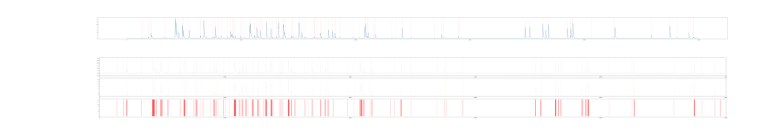
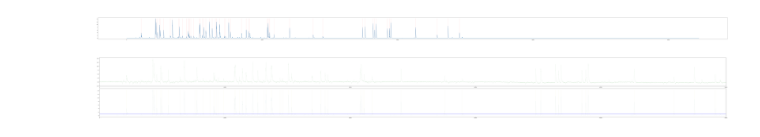
Before and after one commit to OlfactoryBehaviorLab/Imaging-Analysis-Notebook-Templates, a Jupyter notebook: DeconvolutionTest.ipynb, the cells around one changed output. Saved outputs shown, nothing was run; the diff lists cells and outputs as text; code cells hidden in the pictures.

Commit message:
Define parameters for spike selection Graph changed to show raw and smoothed data

```diff
--- a/DeconvolutionTest.ipynb
+++ b/DeconvolutionTest.ipynb
@@ -7,6 +7,8 @@ from sklearn import preprocessing
 from sys import path
 from scipy import signal
 path.append('..')
+# %%
+FRAMERATE=20
 # %%
 def cluster_spikes(raw_spikes):
     clusters = []
@@ -40,43 +42,46 @@ zscore_trace = pd.DataFrame(zscore_trace)[0].values
 denoised_signal, spikes, _, _, _ = deconvolve(zscore_trace, g=(None, None), penalty=1, optimize_g=1, max_iter=5)
 # %%
 def find_spikes(data):
-    data = data[:50000]
-    spikes = signal.find_peaks(denoised_signal, distance=10, width=12)
+    distance = FRAMERATE * 0.4
+    spike_width = FRAMERATE * 0.9
+    height = 1 # All spikes >1SD from mean
+    # 0.5s is ~1/2 the max decay time of a 6CAMP6F transient (Chen et al. 2013)
 
+    spikes = signal.find_peaks(denoised_signal, height = 1, width=spike_width, distance=distance)
+    # distance of 10 is 1/2
     fig, ax = plt.subplots(figsize=(150, 5))
 
     ax.plot(data)
     ax.vlines(spikes[0], linewidth=0.3, color='r', ymin=0, ymax=max(data))
 
     fig.savefig('SpikeTest.pdf')
-    pass
+    return spikes
 # %%
-find_spikes(denoised_signal)
+found_spikes = find_spikes(denoised_signal)
 # %% [output]
 [figure]
 # %%
 spikes_loc = np.nonzero(spikes)[0]
 binned_spikes = cluster_spikes(spikes_loc)
 # %%
-fig, ax = plt.subplots(3, figsize=(100, 10))
+fig, ax = plt.subplots(2, figsize=(100, 10))
 #.xticks(np.arange(0,50000, 5))
 
 x1 = 4000
 x2 = 4500
 
 ax[0].plot(zscore_trace, linewidth=0.1, color='g')
-ax[0].vlines(binned_spikes, color='m', linewidth = 0.1, ymin=min(zscore_trace), ymax=max(zscore_trace))
+# ax[0].vlines(found_spikes[0], color='m', linewidth = 0.1, ymin=min(zscore_trace), ymax=max(zscore_trace))
 ax[1].plot(denoised_signal, linewidth=0.1)
-ax[1].vlines(binned_spikes, color='y', linewidth = 0.1, ymin=0, ymax=max(denoised_signal))
-ax[2].vlines(spikes_loc, color='r', linewidth = 0.5, ymin=0, ymax=max(denoised_signal))
-
+ax[1].vlines(found_spikes[0], color='y', linewidth = 0.1, ymin=0, ymax=max(denoised_signal))
+ax[1].hlines([1], color='b', xmin=0, xmax=len(denoised_signal))
 
 for each in ax:
     each.set_xlim(-20, 50000)
 
 #ax[3].set_xlim(-20, 50000)
 
 plt.tight_layout()
-fig.savefig('DeconvolutionTest-Distance-40.pdf')
+fig.savefig('DeconvolutionTest-FoundSpikes.pdf')
 # %% [output]
-[figure, old version]
+[figure, new version]
```
